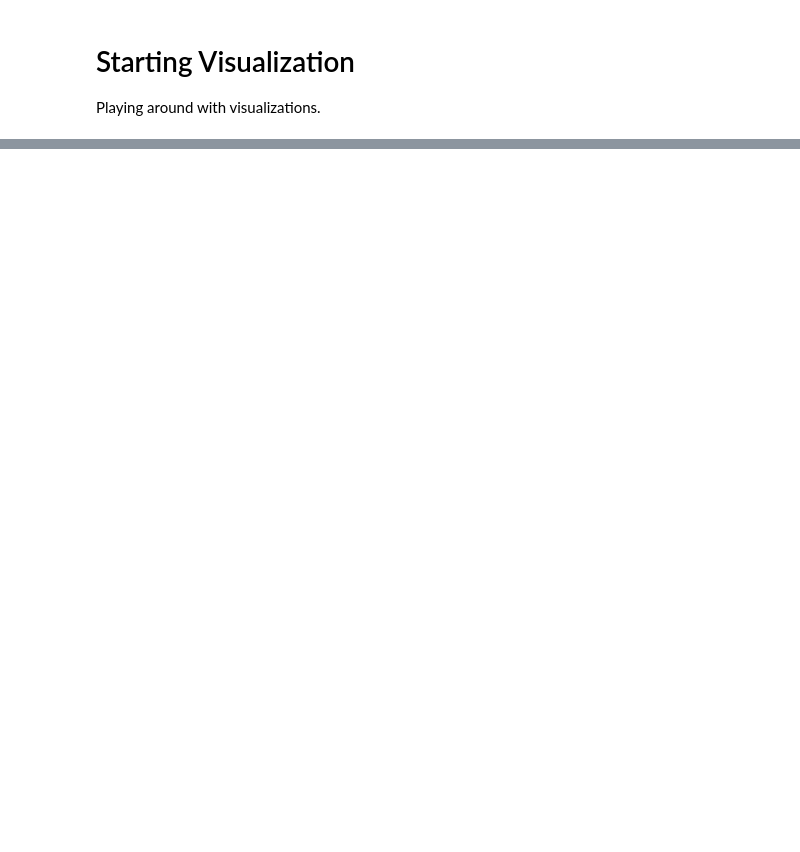
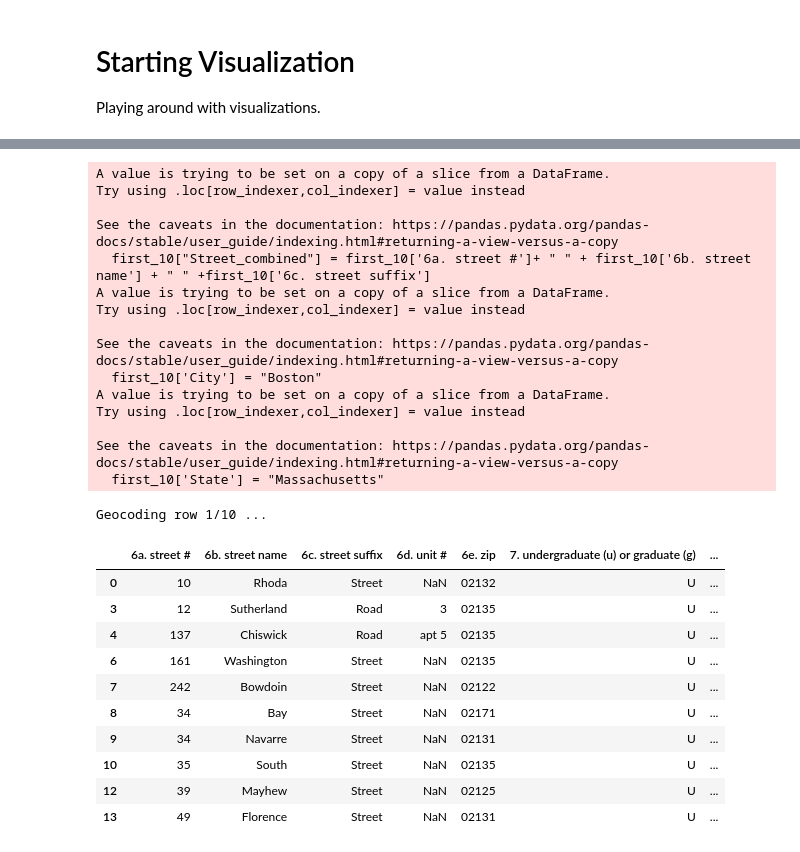
Before and after one commit to irisRen04/cs506-off_campus_housing-Ren-James, a Jupyter notebook: Student_addresses.ipynb, the cells around one changed output, grey strips where cells are left out. Saved outputs shown, nothing was run; the diff lists cells and outputs as text; code cells hidden in the pictures; blank space fills up the shorter version.

```diff
--- a/Student_addresses.ipynb
+++ b/Student_addresses.ipynb
@@ -451,0 +595,40 @@ plt.show()
+# %%
+Student_addresses_2023_2024["6e. zip"] = "0" + Student_addresses_2023_2024["6e. zip"]
+first_10 = Student_addresses_2023_2024[0:10]
+first_10["Street_combined"] = first_10['6a. street #']+ " " + first_10['6b. street name'] + " " +first_10['6c. street suffix']
+first_10['City'] = "Boston"
+first_10['State'] = "Massachusetts"
+
+# display(first_10)
+
+first_10_test = geocode_addresses(first_10, "Street_combined", "City", "State", "68eda5007d6f0812943358onga6ed4e")
+
+display(first_10_test)
+# %% [output]
+A value is trying to be set on a copy of a slice from a DataFrame.
+Try using .loc[row_indexer,col_indexer] = value instead
+
+See the caveats in the documentation: https://pandas.pydata.org/pandas-docs/stable/user_guide/indexing.html#returning-a-view-versus-a-copy
+  first_10["Street_combined"] = first_10['6a. street #']+ " " + first_10['6b. street name'] + " " +first_10['6c. street suffix']
+A value is trying to be set on a copy of a slice from a DataFrame.
+Try using .loc[row_indexer,col_indexer] = value instead
+
+See the caveats in the documentation: https://pandas.pydata.org/pandas-docs/stable/user_guide/indexing.html#returning-a-view-versus-a-copy
+  first_10['City'] = "Boston"
+A value is trying to be set on a copy of a slice from a DataFrame.
+Try using .loc[row_indexer,col_indexer] = value instead
+
+See the caveats in the documentation: https://pandas.pydata.org/pandas-docs/stable/user_guide/indexing.html#returning-a-view-versus-a-copy
+  first_10['State'] = "Massachusetts"
+Geocoding row 1/10 ...
+|  | 6a. street # | 6b. street name | 6c. street suffix | 6d. unit # | 6e. zip | 7. undergraduate (u) or graduate (g) | ... |
+| 0 | 10 | Rhoda | Street | NaN | 02132 | U | ... |
+| 3 | 12 | Sutherland | Road | 3 | 02135 | U | ... |
+| 4 | 137 | Chiswick | Road | apt 5 | 02135 | U | ... |
+| 6 | 161 | Washington | Street | NaN | 02135 | U | ... |
+| 7 | 242 | Bowdoin | Street | NaN | 02122 | U | ... |
+| 8 | 34 | Bay | Street | NaN | 02171 | U | ... |
+| 9 | 34 | Navarre | Street | NaN | 02131 | U | ... |
+| 10 | 35 | South | Street | NaN | 02135 | U | ... |
+| 12 | 39 | Mayhew | Street | NaN | 02125 | U | ... |
+| 13 | 49 | Florence | Street | NaN | 02131 | U | ... |
```
Also changed, not shown: parts of 18 cells of this notebook.
